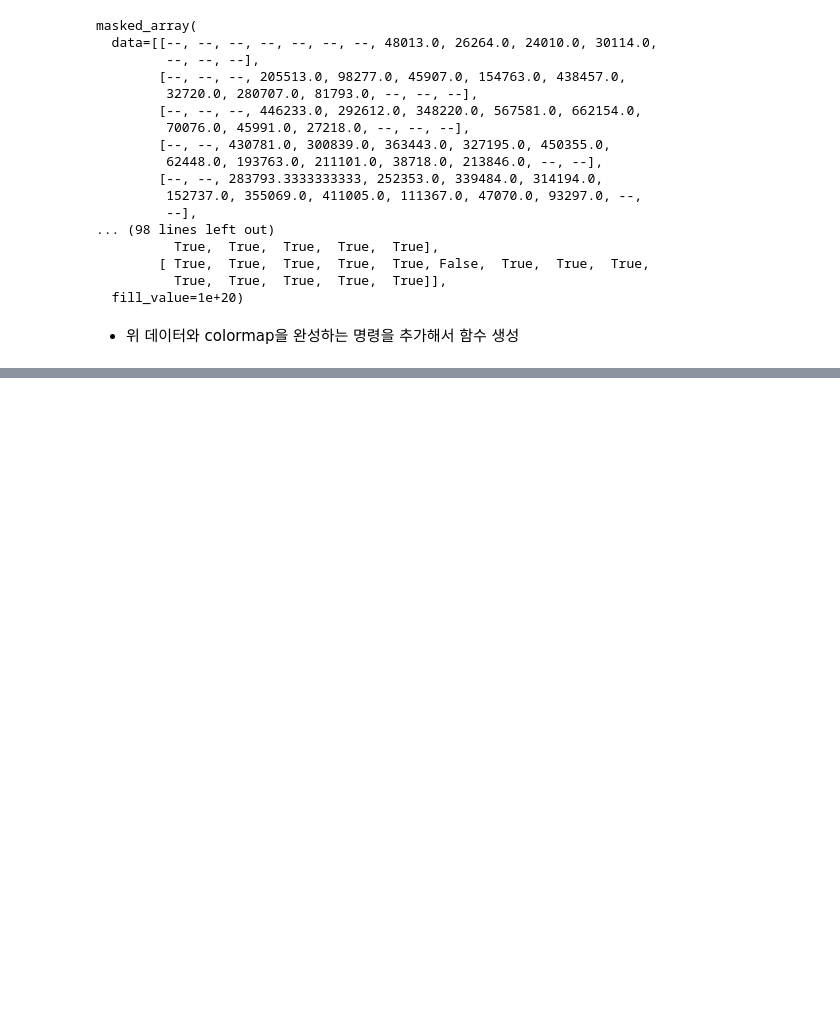
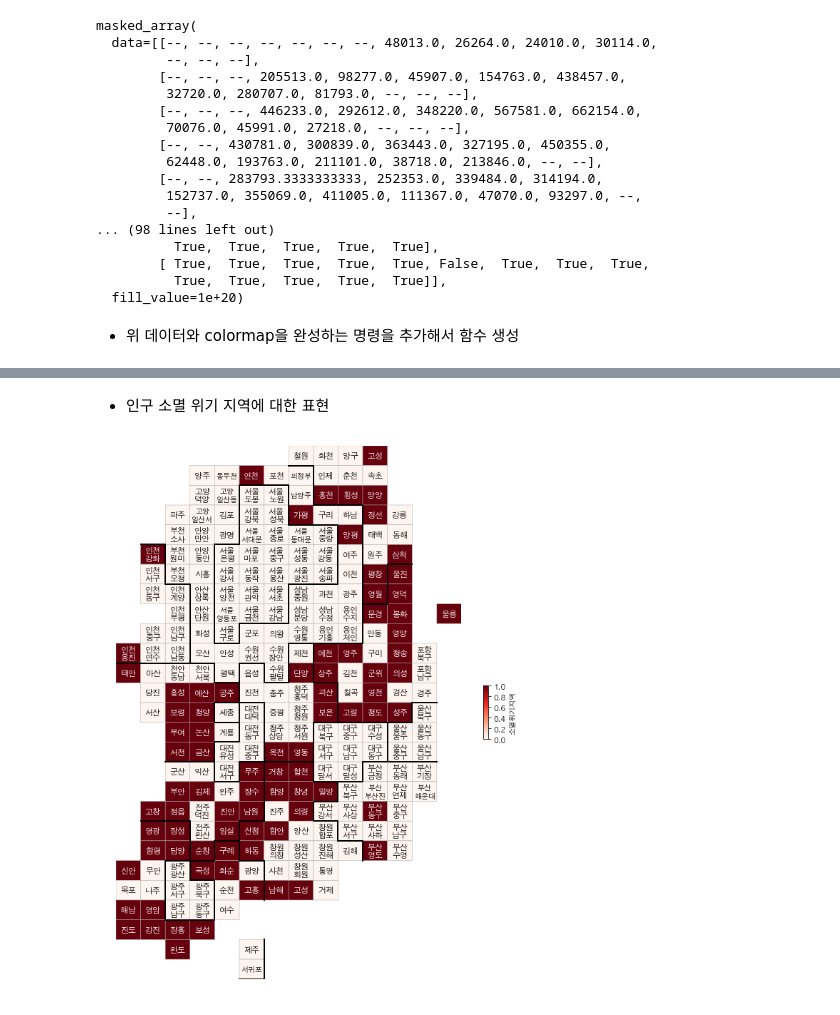
Before and after one commit to KimDoKy/DataScience, a Jupyter notebook: source_code/chap5. population using Korea Map.ipynb, the cells around one changed output, grey strips where cells are left out. Drawn from its saved outputs; the diff is of its cells as text; code cells hidden in the pictures; blank space fills up the shorter version.

```diff
--- a/source_code/chap5. population using Korea Map.ipynb
+++ b/source_code/chap5. population using Korea Map.ipynb
@@ -626,0 +633,9 @@ def drawKorea(targetData, blockedMap, cmapname):
+# %% [markdown]
+
+- 인구 소멸 위기 지역에 대한 표현
+# %%
+# bool형을 1, 0으로 변형. 그림에서 색으로 확실하게 구분하기 위함
+pop['소멸위기지역'] = [1 if con else 0 for con in pop['소멸위기지역']]
+drawKorea('소멸위기지역', pop, 'Reds')
+# %% [output]
+[figure, added]
```
Also changed, not shown: parts of 2 cells of this notebook.
